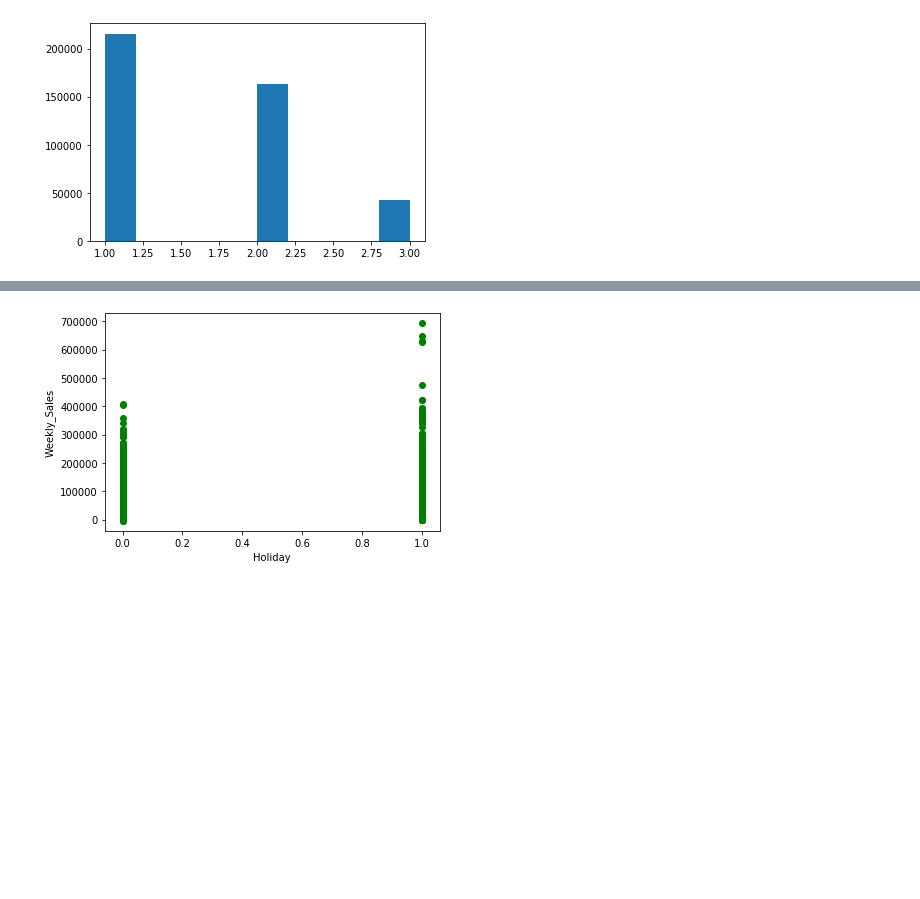
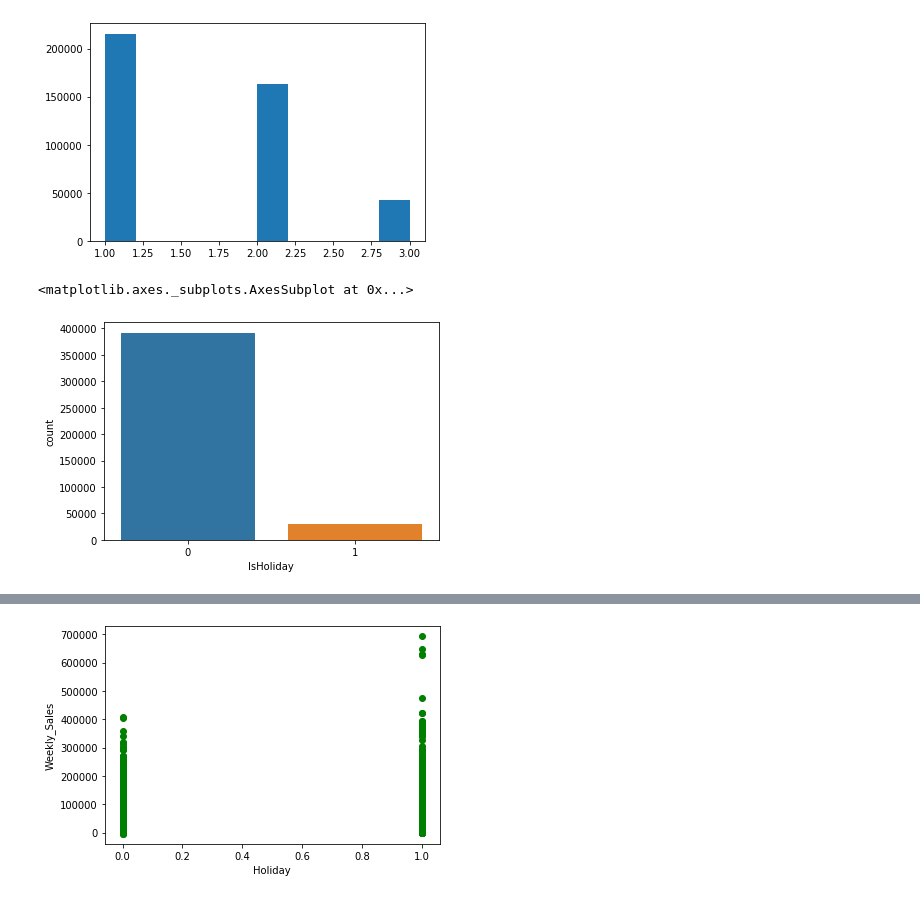
Before and after one commit to Jagajit20/Sales_Forecasting, a Jupyter notebook: Walmart_Sales_Forecasting_Project.ipynb, the cells around one changed output, grey strips where cells are left out. Cells and saved outputs as stored; diff of their text form; code cells hidden in the pictures; blank space fills up the shorter version.

```diff
--- a/Walmart_Sales_Forecasting_Project.ipynb
+++ b/Walmart_Sales_Forecasting_Project.ipynb
@@ -220,5 +220,8 @@ plt.show()
 # %% [output]
 [figure]
 # %%
-# sns.countplot(x='IsHoliday', data=train_final_data)
+sns.countplot(x='IsHoliday', data=train_final_data)
+# %% [output]
+<matplotlib.axes._subplots.AxesSubplot at 0x...>
+[figure, added]
 # %%
```
Also changed, not shown: parts of 3 cells of this notebook.
